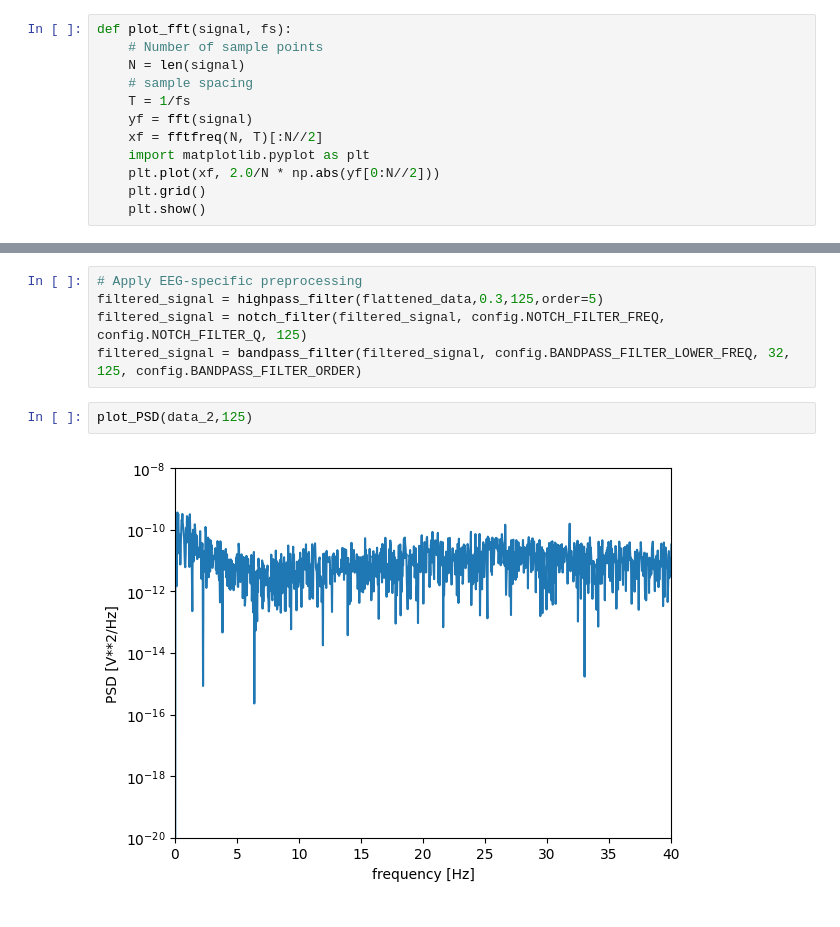
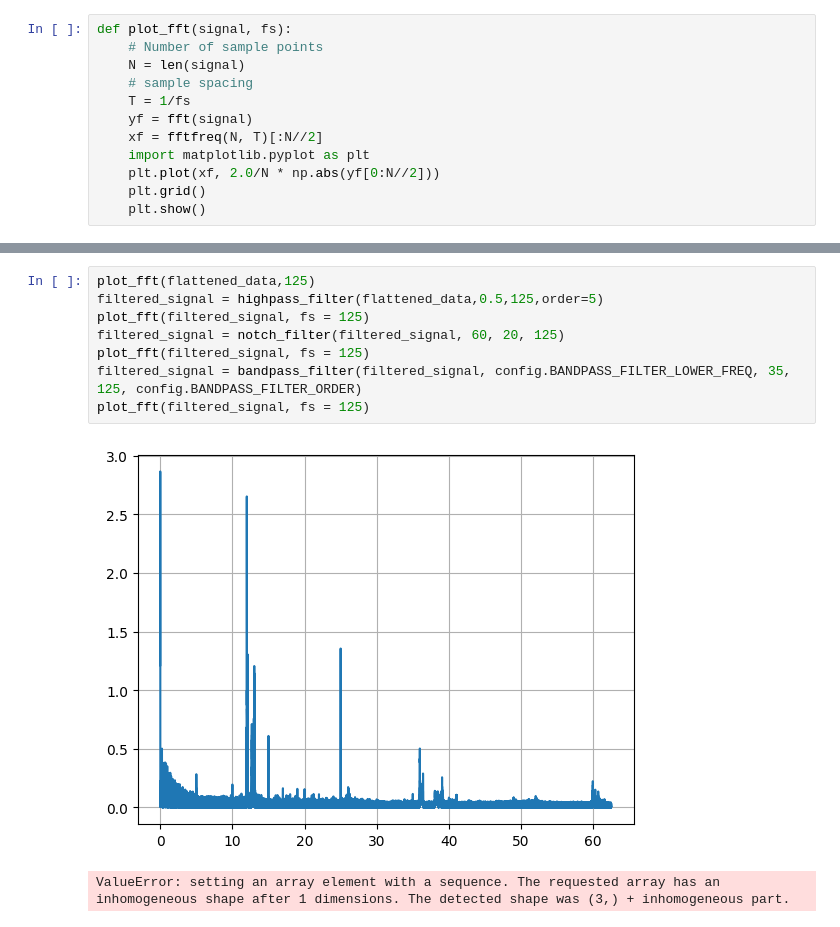
Before and after one commit to inesstsarah/cm2013_ht25_project, a Jupyter notebook: Python/test_preprocessing.ipynb, the cells around one changed output, grey strips where cells are left out. Cells and saved outputs as stored; diff of their text form.

```diff
--- a/Python/test_preprocessing.ipynb
+++ b/Python/test_preprocessing.ipynb
@@ -83,9 +100,11 @@ flattened_data = eeg_data[:,1,:].flatten()
 # %%
-# Apply EEG-specific preprocessing
-filtered_signal = highpass_filter(flattened_data,0.3,125,order=5)
-filtered_signal = notch_filter(filtered_signal, config.NOTCH_FILTER_FREQ, config.NOTCH_FILTER_Q, 125)
-filtered_signal = bandpass_filter(filtered_signal, config.BANDPASS_FILTER_LOWER_FREQ, 32, 125, config.BANDPASS_FILTER_ORDER)
+plot_fft(flattened_data,125)
+filtered_signal = highpass_filter(flattened_data,0.5,125,order=5)
+plot_fft(filtered_signal, fs = 125)
+filtered_signal = notch_filter(filtered_signal, 60, 20, 125)
+plot_fft(filtered_signal, fs = 125)
+filtered_signal = bandpass_filter(filtered_signal, config.BANDPASS_FILTER_LOWER_FREQ, 35, 125, config.BANDPASS_FILTER_ORDER)
+plot_fft(filtered_signal, fs = 125)
+# %% [output]
+[figure, added]
+ValueError: setting an array element with a sequence. The requested array has an inhomogeneous shape after 1 dimensions. The detected shape was (3,) + inhomogeneous part.
-# %%
-plot_PSD(data_2,125)
-# %% [output]
-[figure, removed]
```
Also changed, not shown: parts of 23 cells of this notebook, 4 other files.
